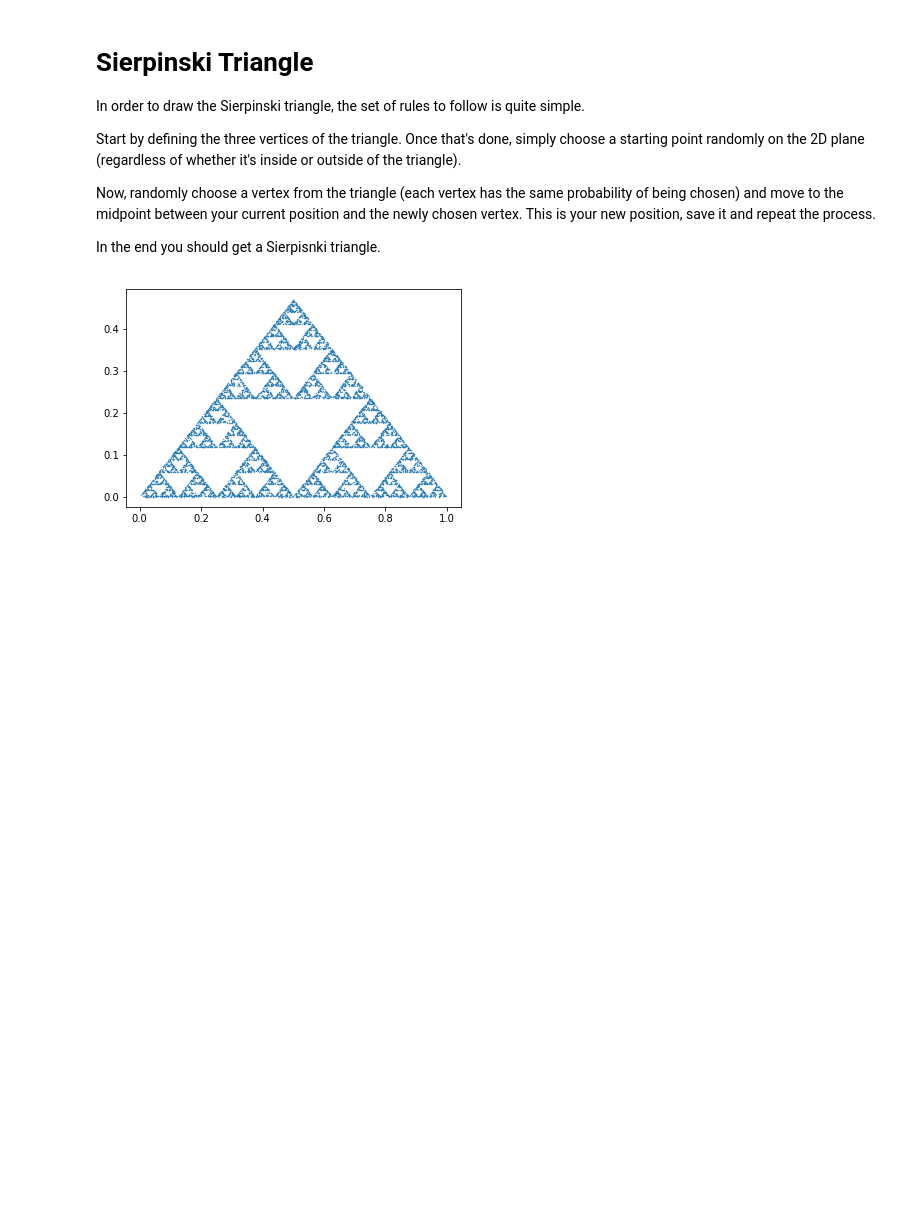
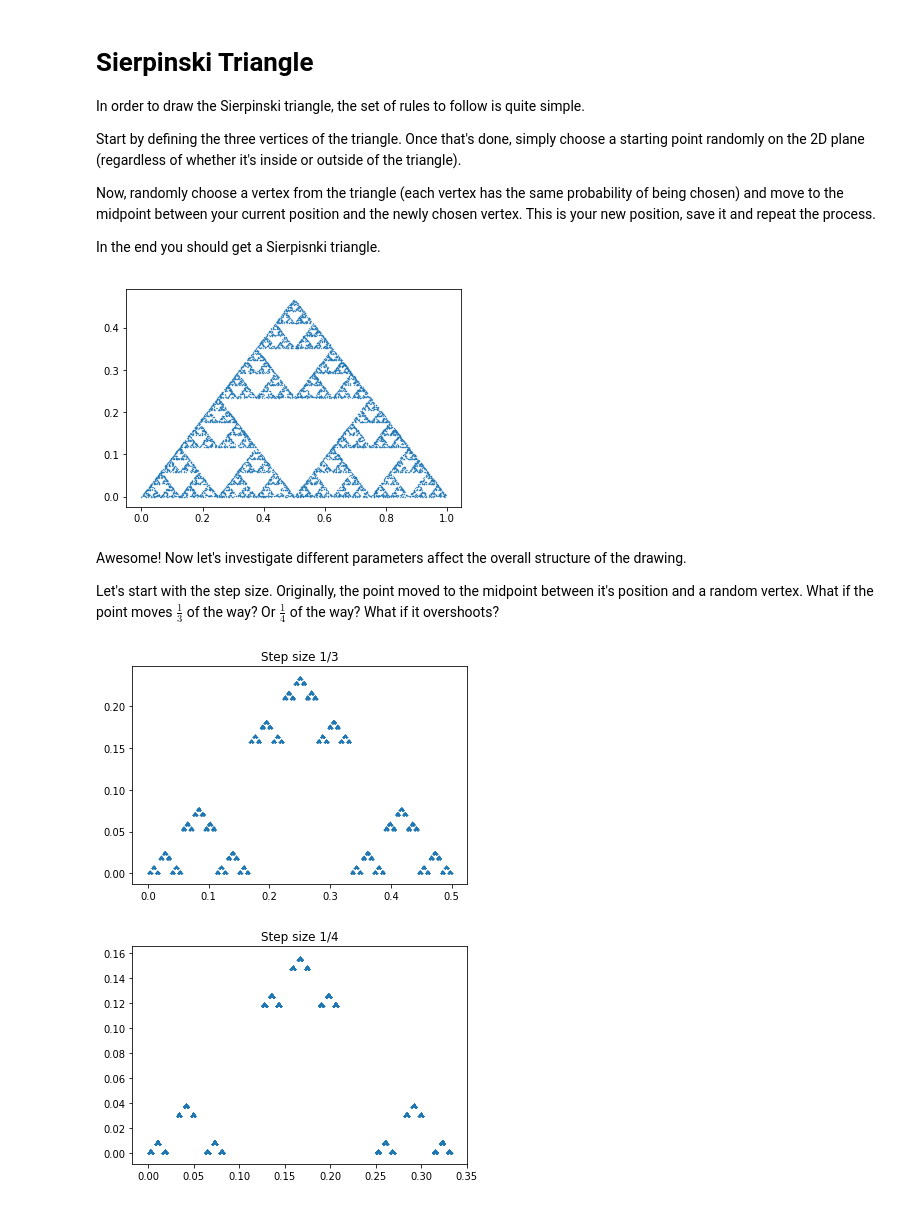
Before and after one commit to GuilhermeFreire/attractors, a Jupyter notebook: attractors.ipynb, the cells around one changed output. Saved outputs shown, nothing was run; the diff lists cells and outputs as text; code cells hidden in the pictures; blank space fills up the shorter version.

Commit message:
Added experiments

```diff
--- a/attractors.ipynb
+++ b/attractors.ipynb
@@ -47,3 +47,29 @@ plt.scatter(X, Y, s=0.1)
 plt.show()
 # %% [output]
 [figure]
+# %% [markdown]
+Awesome! Now let's investigate different parameters affect the overall structure of the drawing.
+
+Let's start with the step size. Originally, the point moved to the midpoint between it's position and a random vertex.
+What if the point moves $\frac13$ of the way? Or $\frac14$ of the way? What if it overshoots?
+# %%
+#Experimenting with step_size = 1/3
+spierpinski_third = genPoints(triangle, 10000, 3.0)
+X_third = spierpinski_third[:,0]
+Y_third = spierpinski_third[:,1]
+
+plt.scatter(X_third, Y_third, s=0.1)
+plt.title("Step size 1/3")
+plt.show()
+
+#Experimenting with step_size = 1/4
+spierpinski_fourth = genPoints(triangle, 10000, 4.0)
+X_fourth = spierpinski_fourth[:,0]
+Y_fourth = spierpinski_fourth[:,1]
+
+plt.scatter(X_fourth, Y_fourth, s=0.1)
+plt.title("Step size 1/4")
+plt.show()
+# %% [output]
+[figure, added]
+[figure, added]
```
Also changed, not shown: parts of 11 cells of this notebook.
